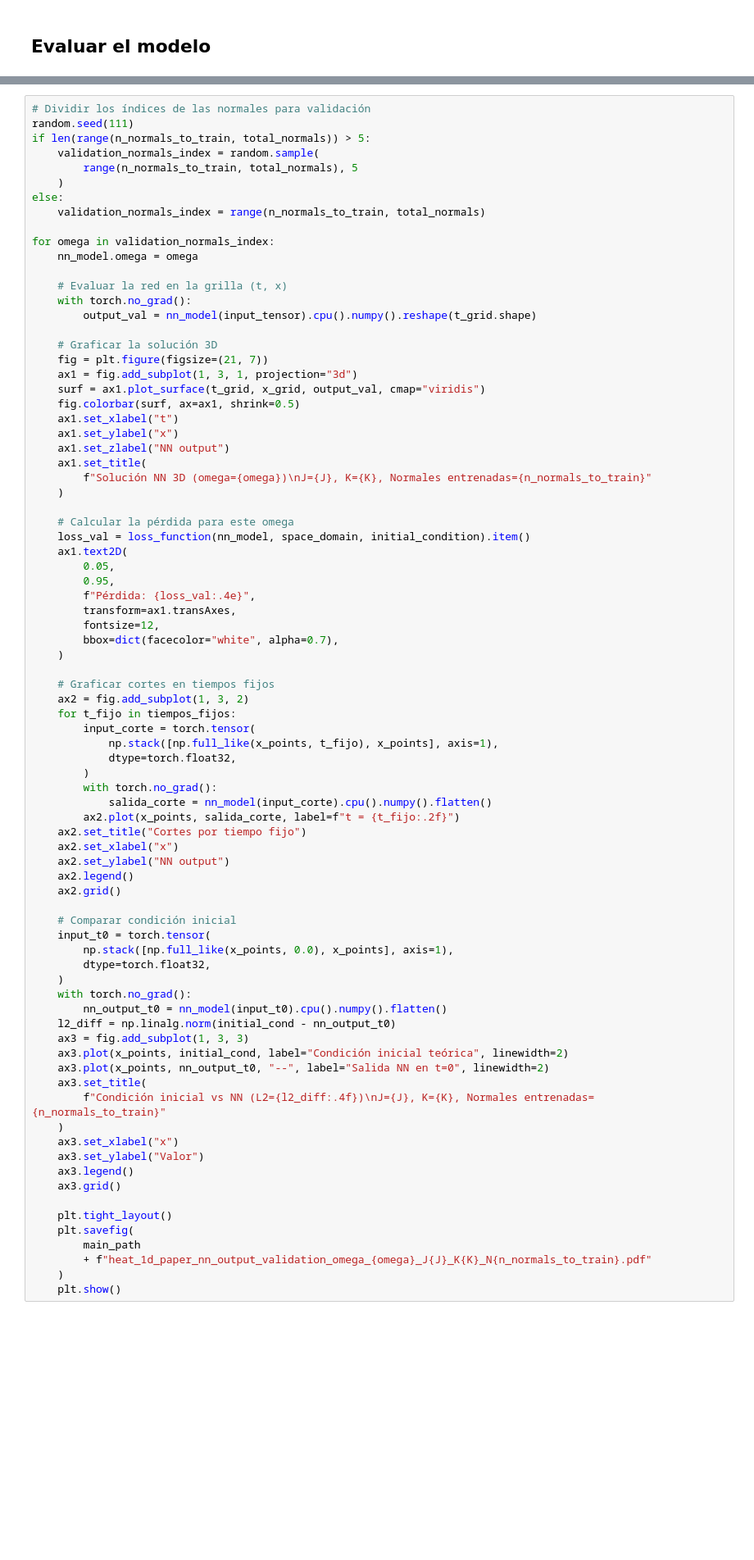
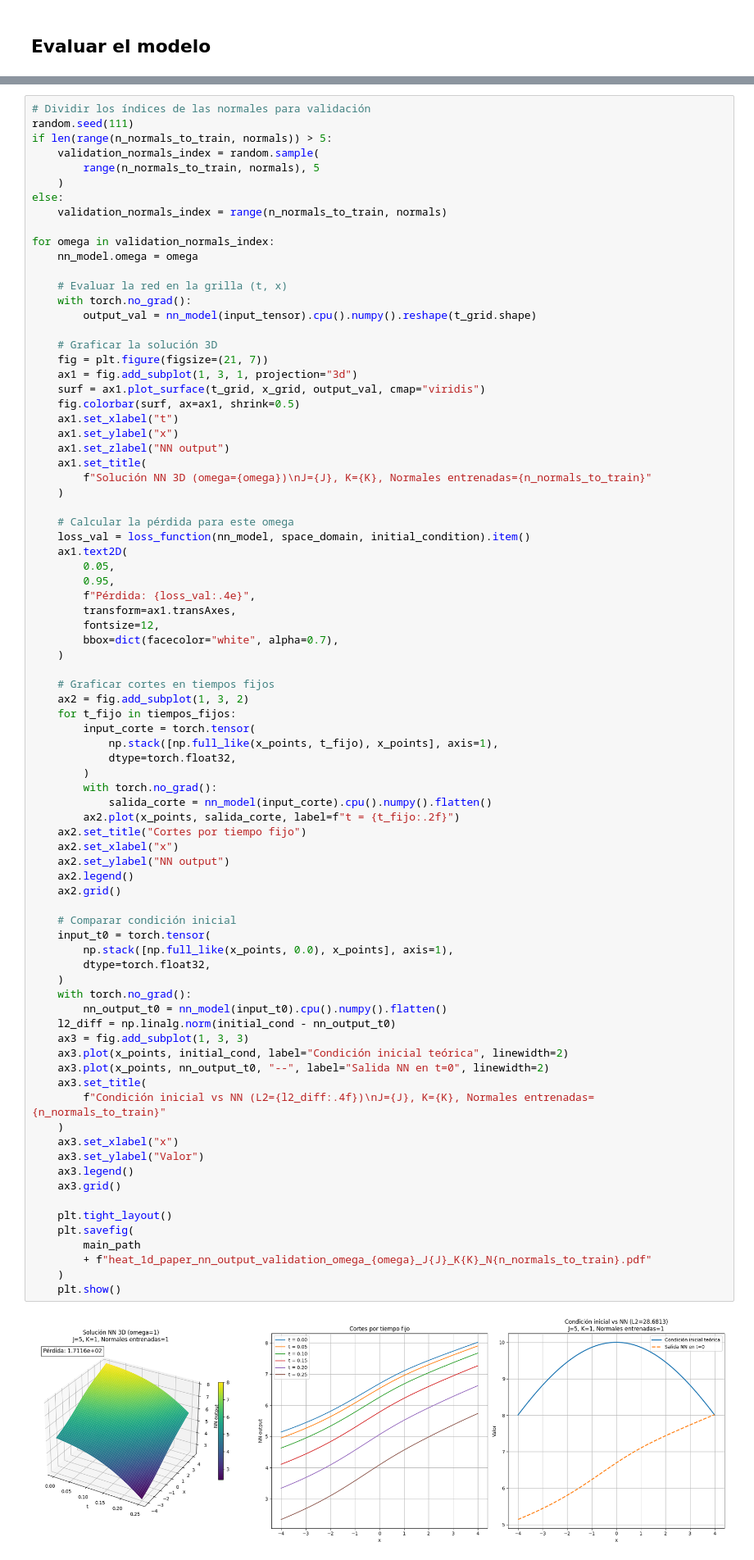
Before and after one commit to davidnfu0/NN_SPDEs, a Jupyter notebook: Código/heat_1d_paper.ipynb, the cells around one changed output, grey strips where cells are left out. Shown at 82% size. Cells and saved outputs as stored; diff of their text form; blank space fills up the shorter version.

```diff
--- a/Código/heat_1d_paper.ipynb
+++ b/Código/heat_1d_paper.ipynb
@@ -434,12 +452,12 @@ print("Animación guardada como GIF en:", gif_filename)
 # %%
 # Dividir los índices de las normales para validación
 random.seed(111)
-if len(range(n_normals_to_train, total_normals)) > 5:
+if len(range(n_normals_to_train, normals)) > 5:
     validation_normals_index = random.sample(
-        range(n_normals_to_train, total_normals), 5
+        range(n_normals_to_train, normals), 5
     )
 else:
-    validation_normals_index = range(n_normals_to_train, total_normals)
+    validation_normals_index = range(n_normals_to_train, normals)
 
 for omega in validation_normals_index:
     nn_model.omega = omega
@@ -485,33 +503,35 @@ for omega in validation_normals_index:
     ax2.set_xlabel("x")
     ax2.set_ylabel("NN output")
     ax2.legend()
     ax2.grid()
 
     # Comparar condición inicial
     input_t0 = torch.tensor(
         np.stack([np.full_like(x_points, 0.0), x_points], axis=1),
         dtype=torch.float32,
     )
     with torch.no_grad():
         nn_output_t0 = nn_model(input_t0).cpu().numpy().flatten()
     l2_diff = np.linalg.norm(initial_cond - nn_output_t0)
     ax3 = fig.add_subplot(1, 3, 3)
     ax3.plot(x_points, initial_cond, label="Condición inicial teórica", linewidth=2)
     ax3.plot(x_points, nn_output_t0, "--", label="Salida NN en t=0", linewidth=2)
     ax3.set_title(
         f"Condición inicial vs NN (L2={l2_diff:.4f})\nJ={J}, K={K}, Normales entrenadas={n_normals_to_train}"
     )
     ax3.set_xlabel("x")
     ax3.set_ylabel("Valor")
     ax3.legend()
     ax3.grid()
 
     plt.tight_layout()
     plt.savefig(
         main_path
         + f"heat_1d_paper_nn_output_validation_omega_{omega}_J{J}_K{K}_N{n_normals_to_train}.pdf"
     )
     plt.show()
+# %% [output]
+[figure, added]
 # %%
 # Calcular la pérdida (loss) para cada omega de validación y mostrar el promedio
 loss_errors = []
```
Also changed, not shown: parts of 11 cells of this notebook, 2 other files.
